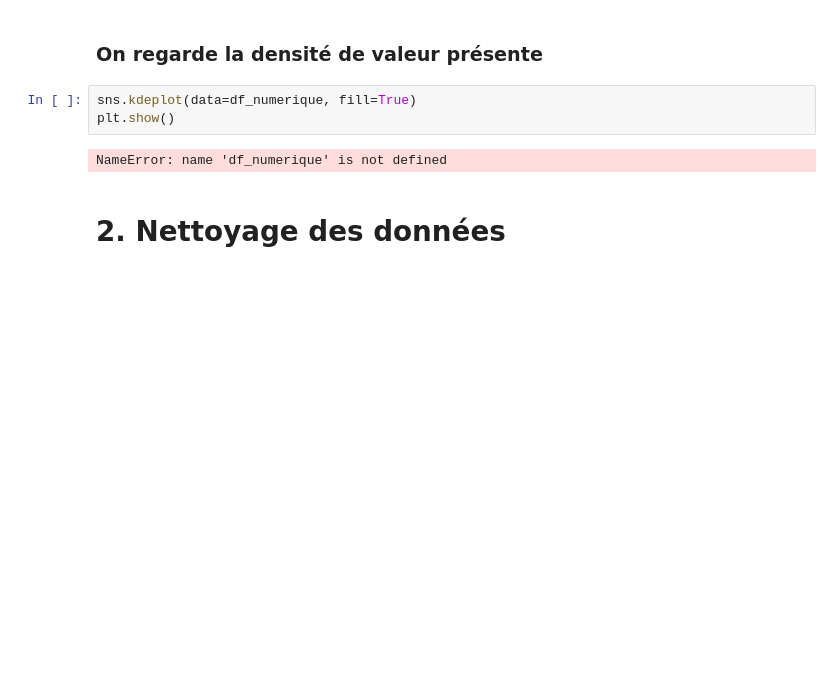
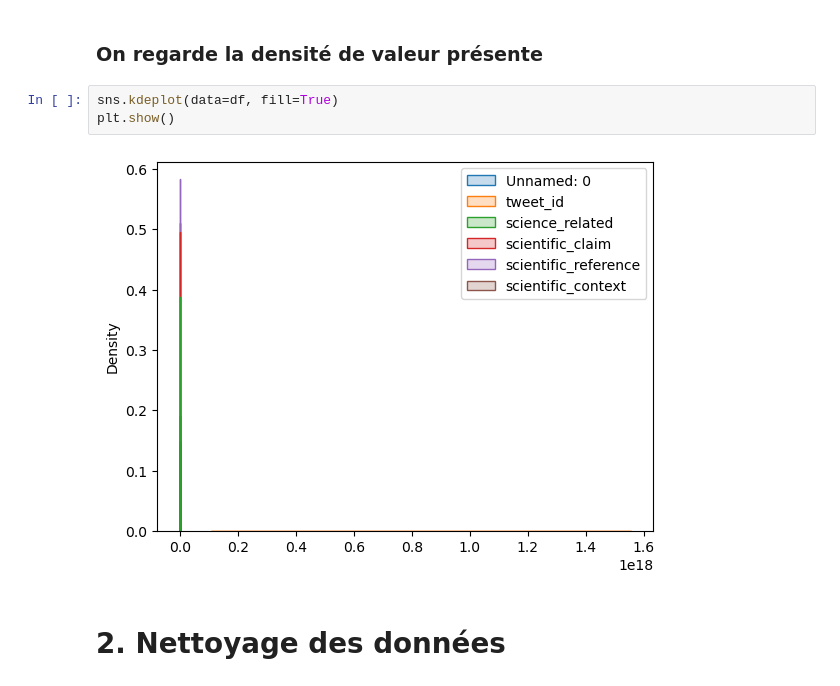
Before and after one commit to Kinadim/ML_projet, a Jupyter notebook: ML_PROJET.ipynb, the cells around one changed output. Cells and saved outputs as stored; diff of their text form; blank space fills up the shorter version.

```diff
--- a/ML_PROJET.ipynb
+++ b/ML_PROJET.ipynb
@@ -105,9 +114,9 @@ On remarque que la majorité des tweets de notre dataset d'entrainement ne sont
 # %% [markdown]
 ### On regarde la densité de valeur présente
 # %%
-sns.kdeplot(data=df_numerique, fill=True)
+sns.kdeplot(data=df, fill=True)
 plt.show()
 # %% [output]
-NameError: name 'df_numerique' is not defined
+[figure, added]
 # %% [markdown]
 # 2. Nettoyage des données
```
Also changed, not shown: parts of 9 cells of this notebook.
